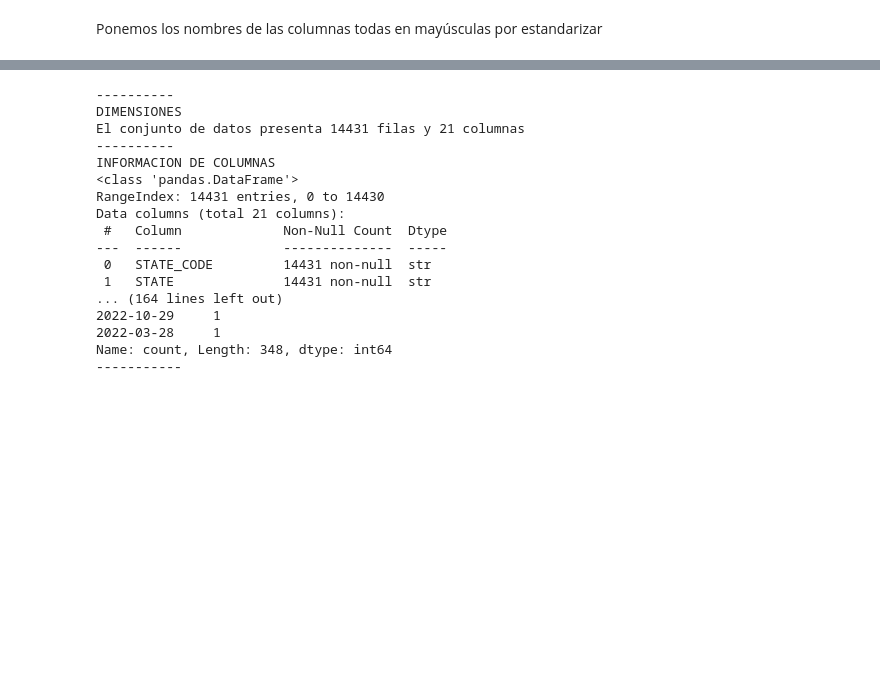
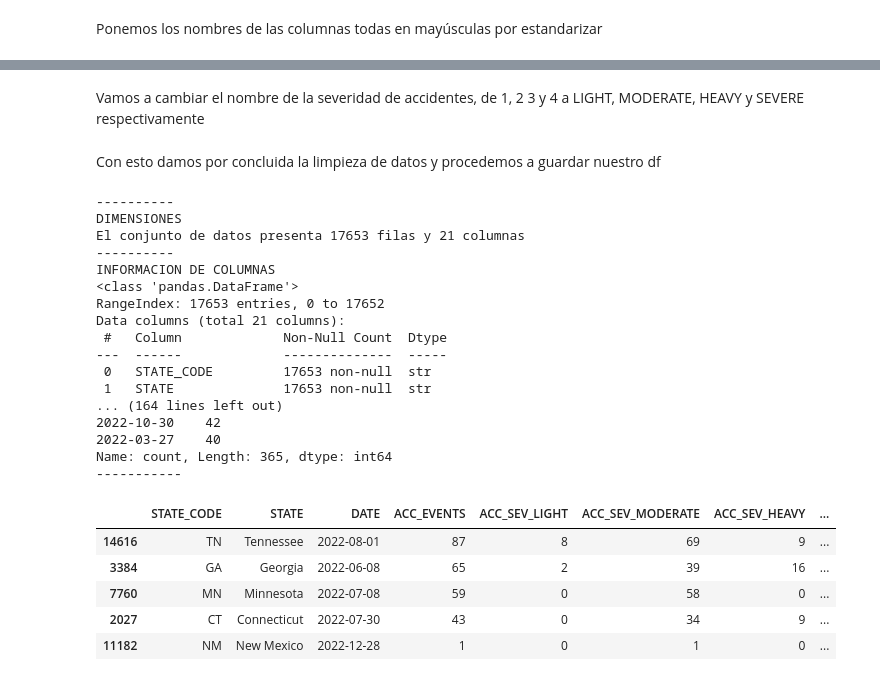
Before and after one commit to inaki1987/05.ProyectoPOWERMBA, a Jupyter notebook: notebooks/02.Limpieza_datos.ipynb, the cells around one changed output, grey strips where cells are left out. Saved outputs shown, nothing was run; the diff lists cells and outputs as text; code cells hidden in the pictures; blank space fills up the shorter version.

```diff
--- a/notebooks/02.Limpieza_datos.ipynb
+++ b/notebooks/02.Limpieza_datos.ipynb
@@ -69,12 +69,17 @@ En las filas de severidad de eventos meteorologicos, vamos a sustituir NsN por 0
 # %%
 
-cols = df.columns[7:21]
+cols = df.columns[3:21]
 
 df[cols] = df[cols].fillna(0).astype("int64")
 # %% [markdown]
 Por otro lado, en la clasificación de eventos meteorologicos, existen dos tipos que vamos a unificar, ya que la información que aportan por separado no aporta más que toda ella junta (other y unknown).
 # %%
-df["wea_sev_UNKNOWN"] = df["wea_sev_UNK"] + df["wea_sev_Other"]
+df["wea_sev_UNKNOWN"] = (
+    df[["wea_sev_UNK", "wea_sev_Other"]]
+    .fillna(0)
+    .sum(axis=1)
+    .astype("Int64")
+)
 
 df = df.drop(columns=["wea_sev_UNK", "wea_sev_Other"])
 # %% [markdown]
@@ -83,0 +91,31 @@ df.columns = df.columns.str.upper()
+# %%
+
+old_pos = 16   # columna 16
+new_pos = 18   # columna 18
+
+cols = list(df.columns)
+col = cols.pop(old_pos)
+cols.insert(new_pos, col)
+df = df[cols]
+# %% [markdown]
+Vamos a cambiar el nombre de la severidad de accidentes, de 1, 2 3 y 4 a LIGHT, MODERATE, HEAVY y SEVERE respectivamente
+# %%
+
+cols_to_change = df.columns[4:8]
+
+replacements = {
+    "1": "LIGHT",
+    "2": "MODERATE",
+    "3": "HEAVY",
+    "4": "SEVERE"
+}
+new_names = [
+    col.replace("1", "LIGHT")
+       .replace("2", "MODERATE")
+       .replace("3", "HEAVY")
+       .replace("4", "SEVERE")
+    for col in cols_to_change
+]
+df.rename(columns=dict(zip(cols_to_change, new_names)), inplace=True)
+# %% [markdown]
+Con esto damos por concluida la limpieza de datos y procedemos a guardar nuestro df
@@ -84,20 +124,27 @@ df.columns = df.columns.str.upper()
 # %%
 se.eda_prelim(df)
+df.sample(5)
 # %% [output]
 ----------
 DIMENSIONES
-El conjunto de datos presenta 14431 filas y 21 columnas
+El conjunto de datos presenta 17653 filas y 21 columnas
 ----------
 INFORMACION DE COLUMNAS
 <class 'pandas.DataFrame'>
-RangeIndex: 14431 entries, 0 to 14430
+RangeIndex: 17653 entries, 0 to 17652
 Data columns (total 21 columns):
  #   Column             Non-Null Count  Dtype
 ---  ------             --------------  -----
- 0   STATE_CODE         14431 non-null  str
- 1   STATE              14431 non-null  str
+ 0   STATE_CODE         17653 non-null  str
+ 1   STATE              17653 non-null  str
 ... (164 lines left out)
-2022-10-29     1
-2022-03-28     1
-Name: count, Length: 348, dtype: int64
+2022-10-30    42
+2022-03-27    40
+Name: count, Length: 365, dtype: int64
 -----------
+|  | STATE_CODE | STATE | DATE | ACC_EVENTS | ACC_SEV_LIGHT | ACC_SEV_MODERATE | ACC_SEV_HEAVY | ... |
+| 14616 | TN | Tennessee | 2022-08-01 | 87 | 8 | 69 | 9 | ... |
+| 3384 | GA | Georgia | 2022-06-08 | 65 | 2 | 39 | 16 | ... |
+| 7760 | MN | Minnesota | 2022-07-08 | 59 | 0 | 58 | 0 | ... |
+| 2027 | CT | Connecticut | 2022-07-30 | 43 | 0 | 34 | 9 | ... |
+| 11182 | NM | New Mexico | 2022-12-28 | 1 | 0 | 1 | 0 | ... |
```
Also changed, not shown: parts of 7 cells of this notebook, 6 other files.
